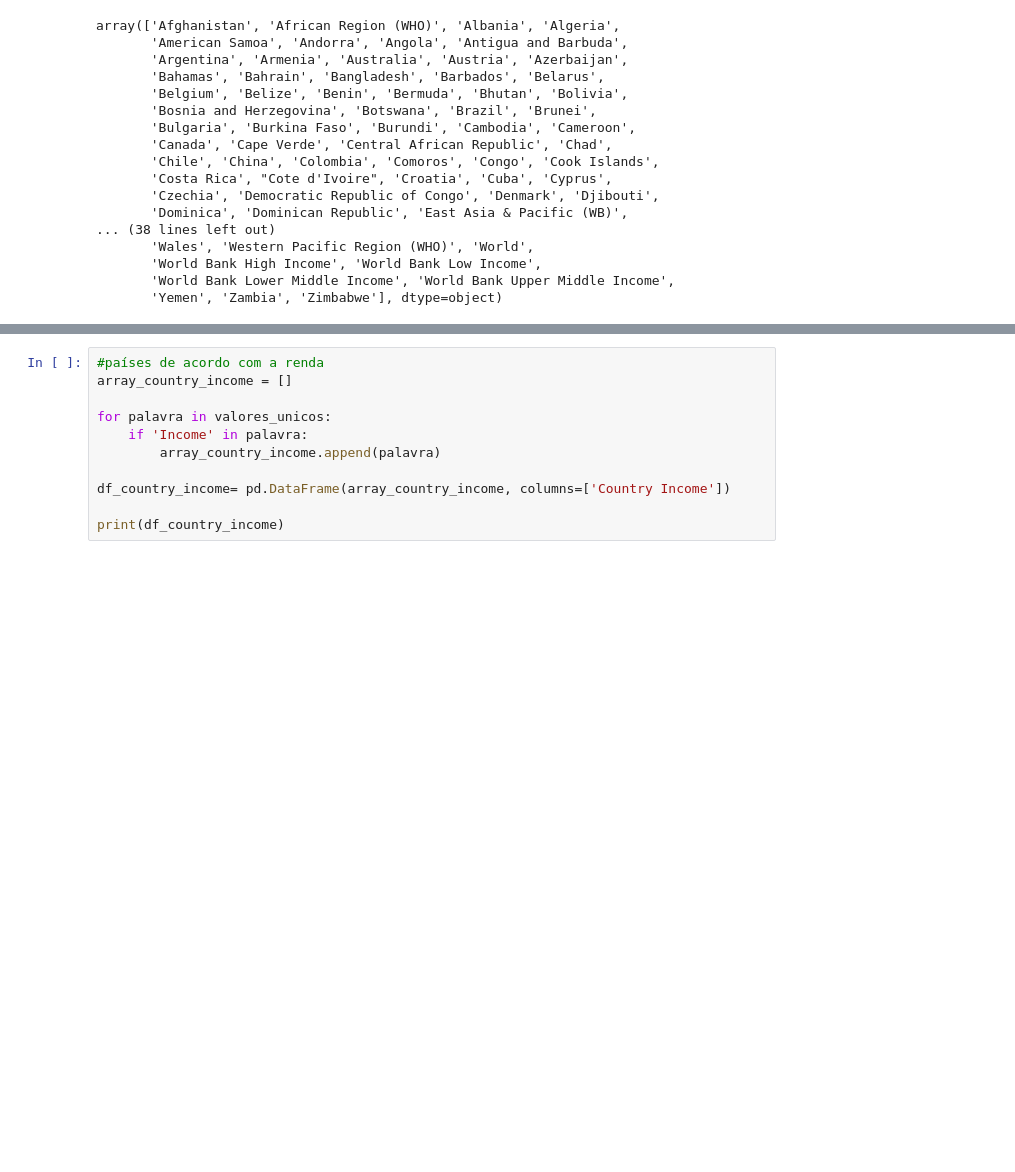
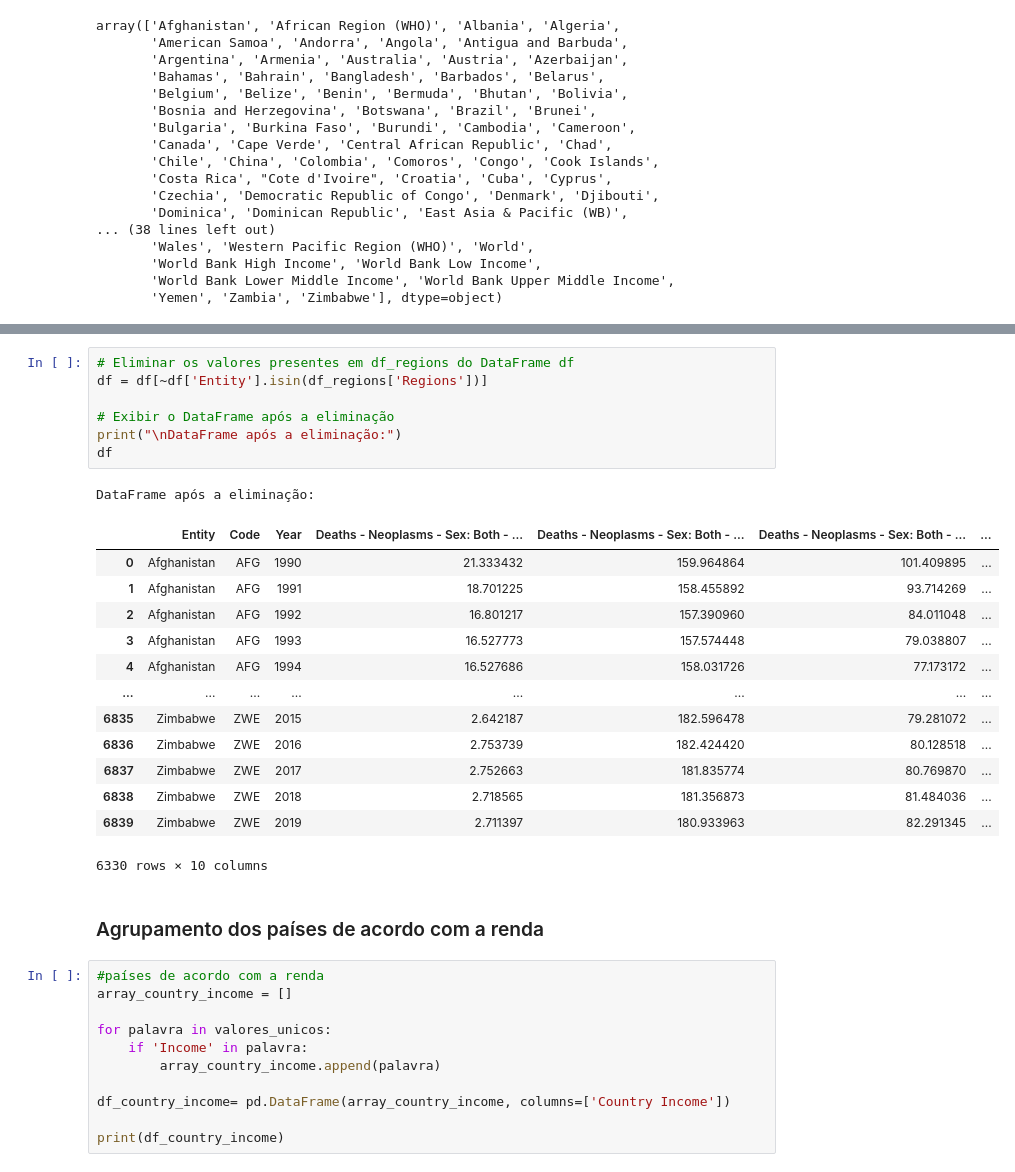
Before and after one commit to kamilyassis/Projeto-ICD, a Jupyter notebook: Teste-RelFinal-Projeto-ICD.ipynb, the cells around one changed output, grey strips where cells are left out. Drawn from its saved outputs; the diff is of its cells as text; blank space fills up the shorter version.

```diff
--- a/Teste-RelFinal-Projeto-ICD.ipynb
+++ b/Teste-RelFinal-Projeto-ICD.ipynb
@@ -73,3 +99,27 @@ print(df_regions)
+# %%
+# Eliminar os valores presentes em df_regions do DataFrame df
+df = df[~df['Entity'].isin(df_regions['Regions'])]
+
+# Exibir o DataFrame após a eliminação
+print("\nDataFrame após a eliminação:")
+df
+# %% [output]
+DataFrame após a eliminação:
+|  | Entity | Code | Year | Deaths - Neoplasms - Sex: Both - ... | Deaths - Neoplasms - Sex: Both - ... | Deaths - Neoplasms - Sex: Both - ... | ... |
+| 0 | Afghanistan | AFG | 1990 | 21.333432 | 159.964864 | 101.409895 | ... |
+| 1 | Afghanistan | AFG | 1991 | 18.701225 | 158.455892 | 93.714269 | ... |
+| 2 | Afghanistan | AFG | 1992 | 16.801217 | 157.390960 | 84.011048 | ... |
+| 3 | Afghanistan | AFG | 1993 | 16.527773 | 157.574448 | 79.038807 | ... |
+| 4 | Afghanistan | AFG | 1994 | 16.527686 | 158.031726 | 77.173172 | ... |
+| ... | ... | ... | ... | ... | ... | ... | ... |
+| 6835 | Zimbabwe | ZWE | 2015 | 2.642187 | 182.596478 | 79.281072 | ... |
+| 6836 | Zimbabwe | ZWE | 2016 | 2.753739 | 182.424420 | 80.128518 | ... |
+| 6837 | Zimbabwe | ZWE | 2017 | 2.752663 | 181.835774 | 80.769870 | ... |
+| 6838 | Zimbabwe | ZWE | 2018 | 2.718565 | 181.356873 | 81.484036 | ... |
+| 6839 | Zimbabwe | ZWE | 2019 | 2.711397 | 180.933963 | 82.291345 | ... |
+6330 rows × 10 columns
+# %% [markdown]
+### Agrupamento dos países de acordo com a renda
 # %%
 #países de acordo com a renda
 array_country_income = []
```
Also changed, not shown: parts of 43 cells of this notebook.
